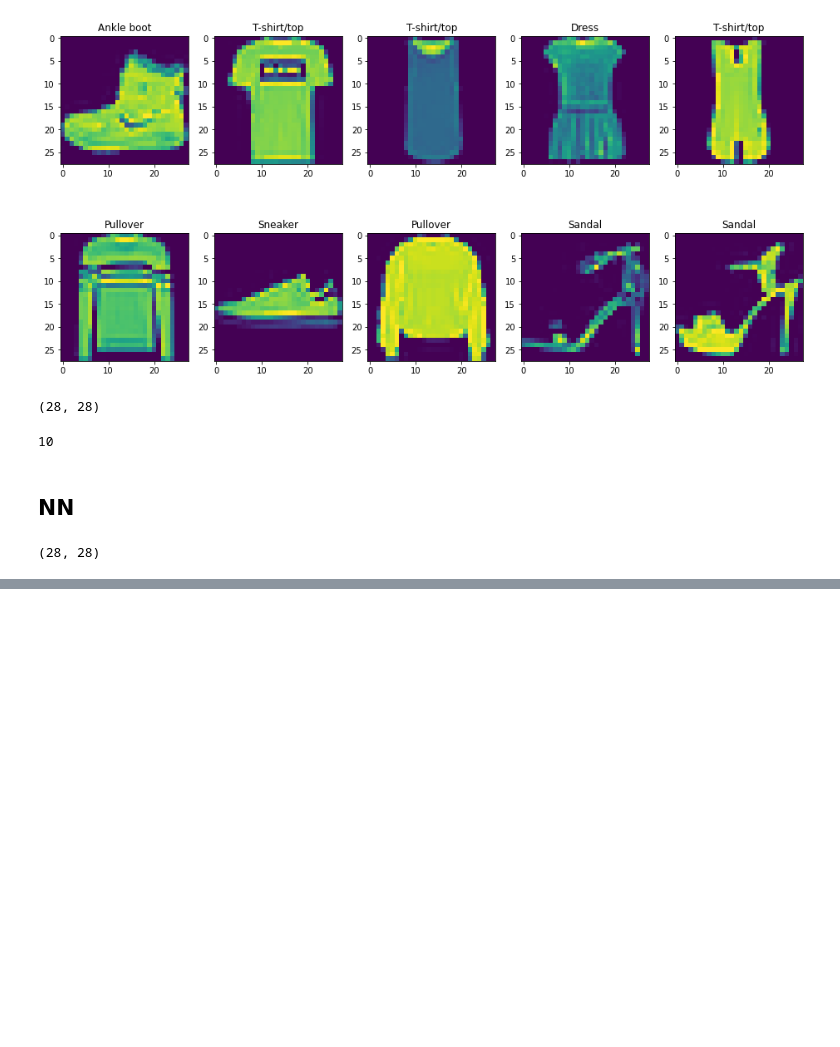
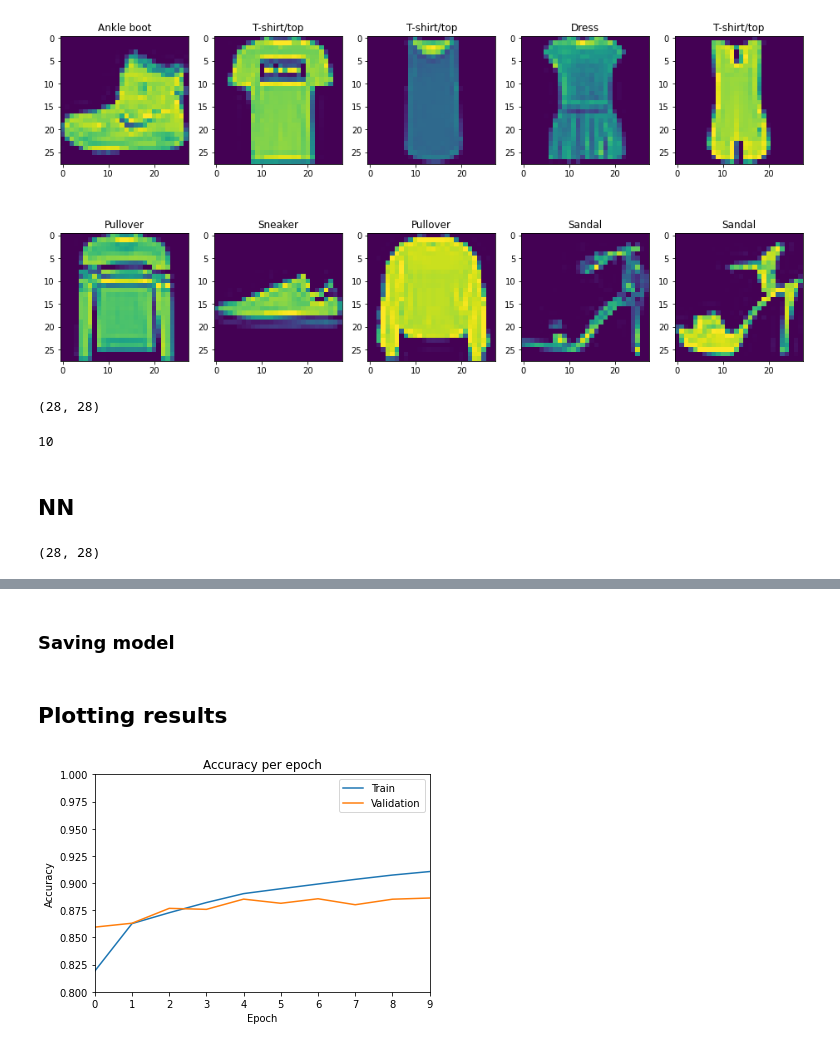
Before and after one commit to beamaia/alura_machine_learning_advanced, a Jupyter notebook: ml_por_tras_dos_panos/deep_learning_part1.ipynb, the cells around one changed output, grey strips where cells are left out. Drawn from its saved outputs; the diff is of its cells as text; code cells hidden in the pictures; blank space fills up the shorter version.

```diff
--- a/ml_por_tras_dos_panos/deep_learning_part1.ipynb
+++ b/ml_por_tras_dos_panos/deep_learning_part1.ipynb
@@ -74,6 +77,9 @@ model = keras.Sequential([
     keras.layers.Dense(128, activation=nn.relu),
     keras.layers.Dense(64, activation=nn.relu),
 
+    # Dropout layers
+    keras.layers.Dropout(0.3),
+
     # output
     keras.layers.Dense(10, activation=nn.softmax) # softmax is for probabilities
 ])
@@ -81,6 +87,4 @@ model = keras.Sequential([
 # Compiles model with optmizer and loss function
 model.compile(optimizer = 'adam',
               loss = 'sparse_categorical_crossentropy',
-              steps_per_execution=1)
+              metrics=['accuracy'])
-# %%
-model.fit(X_train, y_train)
@@ -89,0 +91,2 @@ model.fit(X_train, y_train)
+# %%
+metric_values = model.fit(X_train, y_train, epochs=30, validation_split=0.2)
@@ -89,0 +127,2 @@ model.fit(X_train, y_train)
+# %% [markdown]
+### Saving model
@@ -89,0 +131,14 @@ model.fit(X_train, y_train)
+# %% [markdown]
+## Plotting results
+# %%
+plt.plot(metric_values.history['accuracy'])
+plt.plot(metric_values.history['val_accuracy'])
+plt.title('Accuracy per epoch')
+plt.xlabel('Epoch')
+plt.ylabel('Accuracy')
+plt.legend(['Train', 'Validation'])
+plt.ylim(0.8,1)
+plt.xlim(0,9)
+plt.show()
+# %% [output]
+[figure, added]
```
Also changed, not shown: parts of 10 cells of this notebook.
